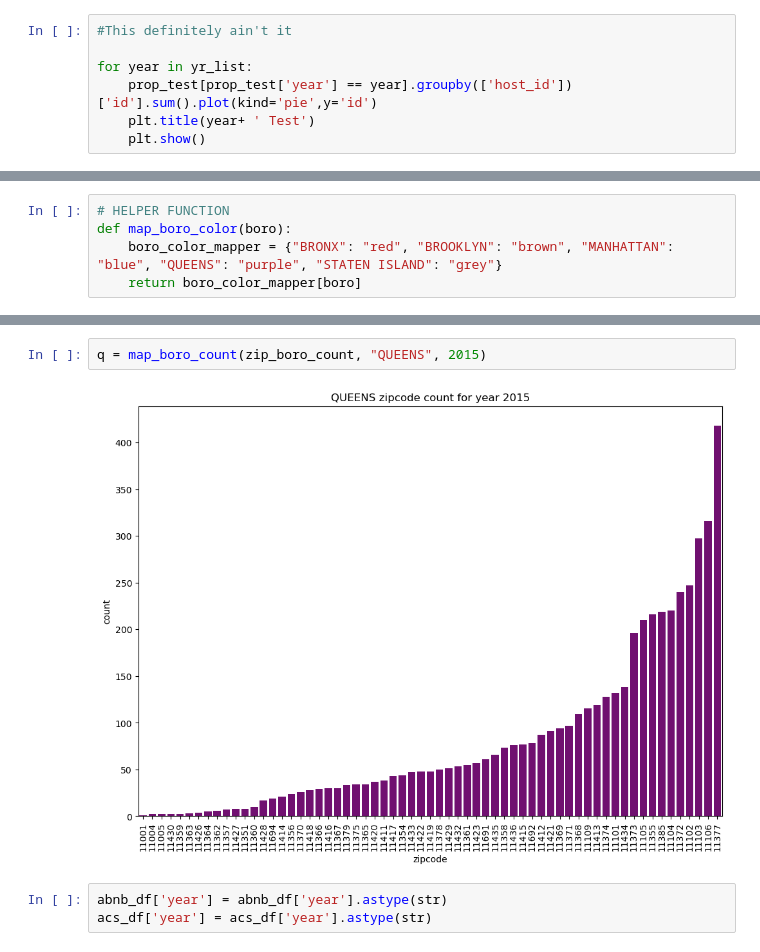
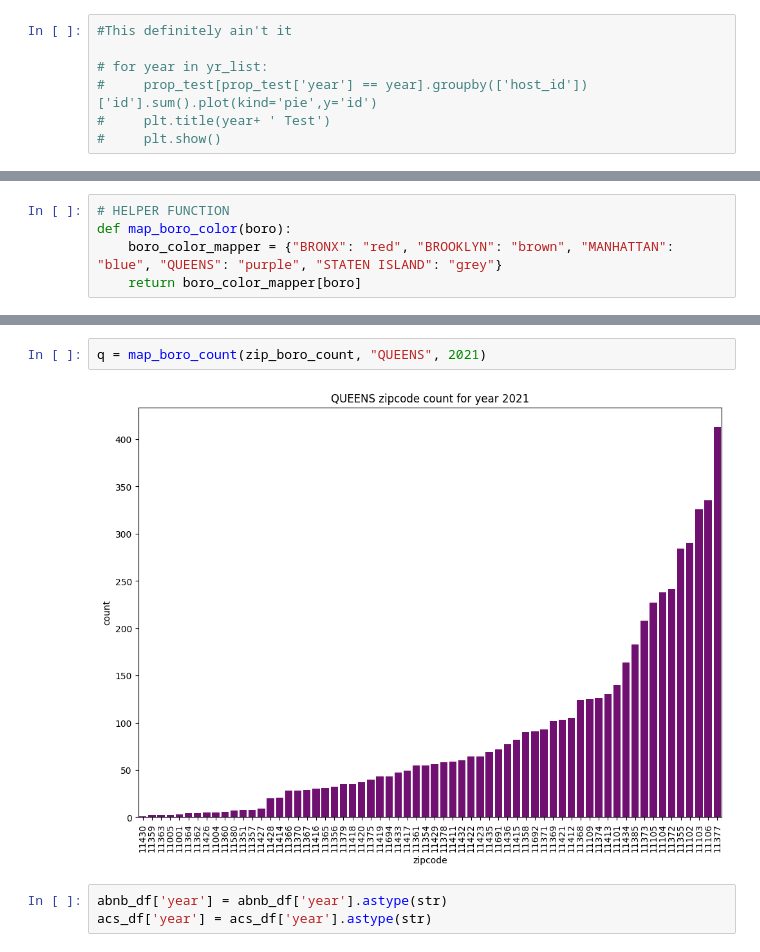
Before and after one commit to hpuma/Airbnb_Rental_Project, a Jupyter notebook: vis/inside_airbnb_eda_sergio.ipynb, the cells around one changed output, grey strips where cells are left out. Saved outputs shown, nothing was run; the diff lists cells and outputs as text.

```diff
--- a/vis/inside_airbnb_eda_sergio.ipynb
+++ b/vis/inside_airbnb_eda_sergio.ipynb
@@ -157,7 +157,7 @@ yr_list.sort()
 # %%
 #This definitely ain't it
 
-for year in yr_list:
-    prop_test[prop_test['year'] == year].groupby(['host_id'])['id'].sum().plot(kind='pie',y='id')
-    plt.title(year+ ' Test')
-    plt.show()
+# for year in yr_list:
+#     prop_test[prop_test['year'] == year].groupby(['host_id'])['id'].sum().plot(kind='pie',y='id')
+#     plt.title(year+ ' Test')
+#     plt.show()
@@ -240,7 +247,7 @@ def map_boro_count(data, boro, year):
 # %%
-q = map_boro_count(zip_boro_count, "QUEENS", 2015)
+q = map_boro_count(zip_boro_count, "QUEENS", 2021)
 # %% [output]
-[figure, old version]
+[figure, new version]
 # %%
 abnb_df['year'] = abnb_df['year'].astype(str)
 acs_df['year'] = acs_df['year'].astype(str)
```
Also changed, not shown: parts of 14 cells of this notebook, 4 other files.
